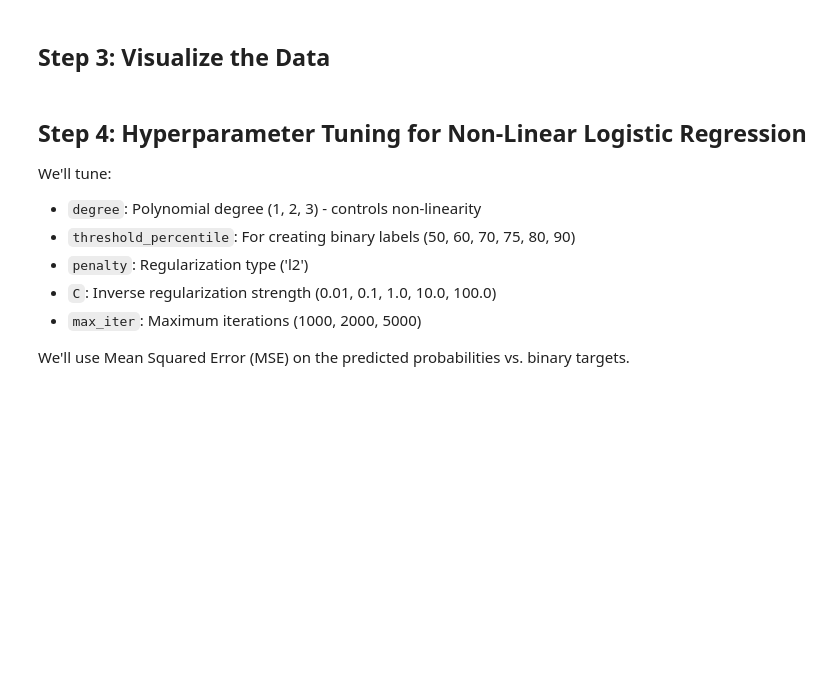
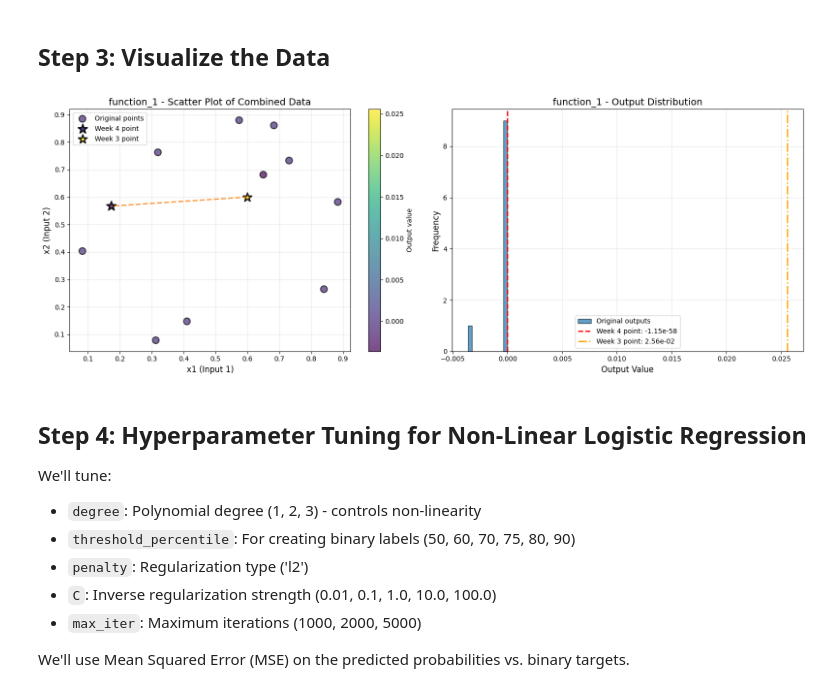
Before and after one commit to JADunning/Capstone-Project-Imperial-College-London, a Jupyter notebook: weeklyWork/week5/function1_nonlinear_logistic_regression.ipynb, the cells around one changed output. Saved outputs shown, nothing was run; the diff lists cells and outputs as text; code cells hidden in the pictures; blank space fills up the shorter version.

Commit message:
saving after week 6

```diff
--- a/weeklyWork/week5/function1_nonlinear_logistic_regression.ipynb
+++ b/weeklyWork/week5/function1_nonlinear_logistic_regression.ipynb
@@ -42,10 +45,14 @@ base_dir = Path('../../data/initial_data')
 week1_dir = Path('../../data/week1')
 week2_dir = Path('../../data/week2')
 week3_dir = Path('../../data/week3')
+week4_dir = Path('../../data/week4')
 
 initial_data = load_initial_data(base_dir)
 week1_data = load_week1_data(week1_dir)
 week2_data = load_week2_data(week2_dir)
 week3_data = load_week3_data(week3_dir)
+week4_data = load_week4_data(week4_dir)
 
-print(f"Loaded data for {len(initial_data)} functions")
+print(f"Loaded initial data for {len(initial_data)} functions")
+for function_name, data in initial_data.items():
+    print(f"  {function_name}: {data['inputs'].shape[0]} samples, {data['inputs'].shape[1]} dimensions")
@@ -65,20 +82,24 @@ week2_input = week2_data[function_name]['input']
 week2_output = week2_data[function_name]['output']
 week3_input = week3_data[function_name]['input']
 week3_output = week3_data[function_name]['output']
+week4_input = week4_data[function_name]['input']
+week4_output = week4_data[function_name]['output']
 
 # Combine all data
 X_all = np.vstack([
     original_inputs,
     week1_input.reshape(1, -1),
     week2_input.reshape(1, -1),
-    week3_input.reshape(1, -1)
+    week3_input.reshape(1, -1),
+    week4_input.reshape(1, -1)
 ])
 
 y_raw = np.concatenate([
     original_outputs,
     np.array([week1_output]),
     np.array([week2_output]),
-    np.array([week3_output])
+    np.array([week3_output]),
+    np.array([week4_output])
 ])
 
 print("="*60)
@@ -94,16 +125,18 @@ print("="*60)
 # %%
 # Visualize with all weeks
 plot_2d_scatter_with_distribution(
     original_inputs, original_outputs,
-    week3_input, week3_output,
+    week4_input, week4_output,
     function_name,
-    prior_input=week2_input,
-    prior_output=week2_output,
-    prior_point_label="Week 2 point",
-    new_point_label="Week 3 point",
+    prior_input=week3_input,
+    prior_output=week3_output,
+    prior_point_label="Week 3 point",
+    new_point_label="Week 4 point",
     connect_points=True,
     connect_color="tab:orange"
 )
+# %% [output]
+[figure, added]
 # %% [markdown]
 ## Step 4: Hyperparameter Tuning for Non-Linear Logistic Regression
 
```
Also changed, not shown: parts of 16 cells of this notebook, 18 other files.
